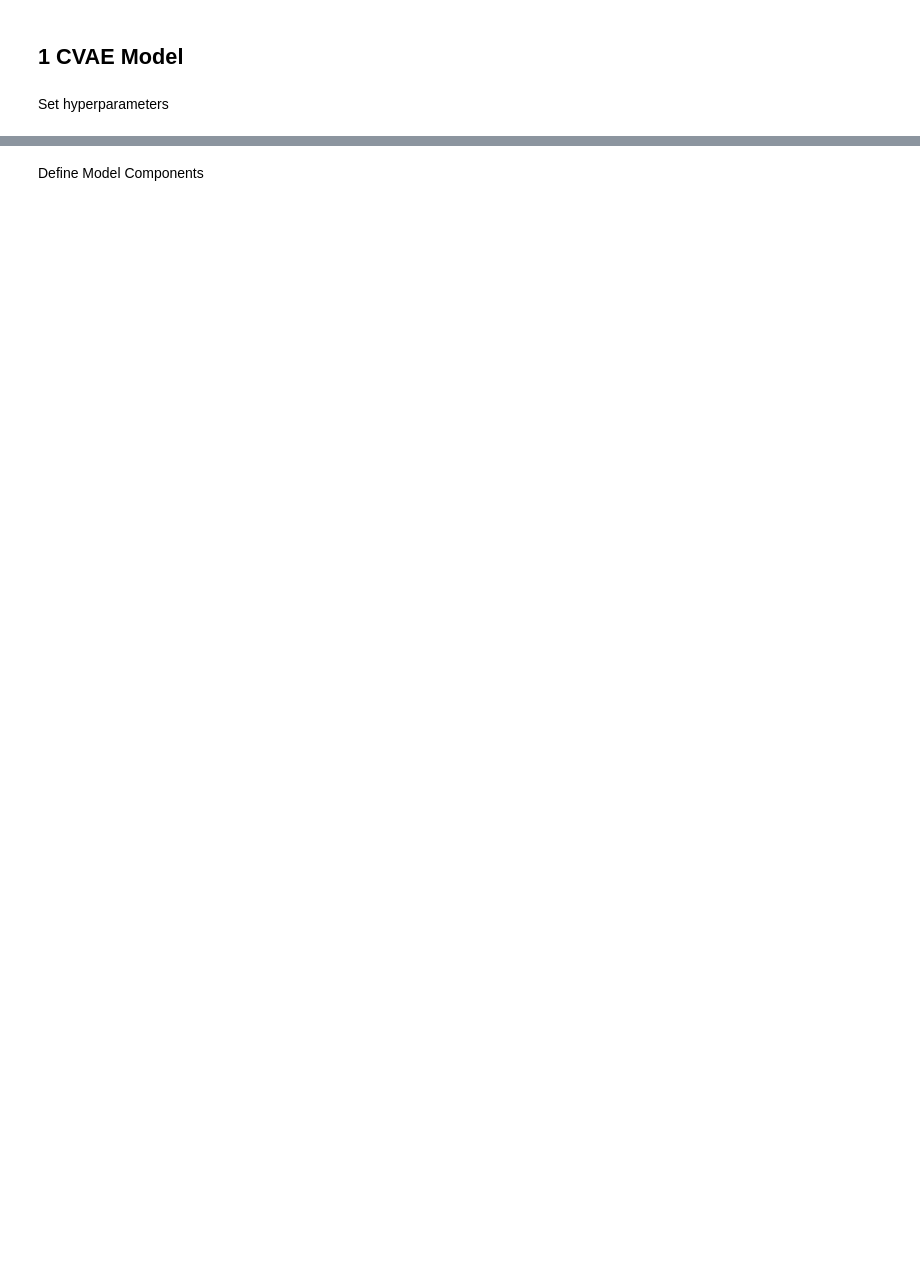
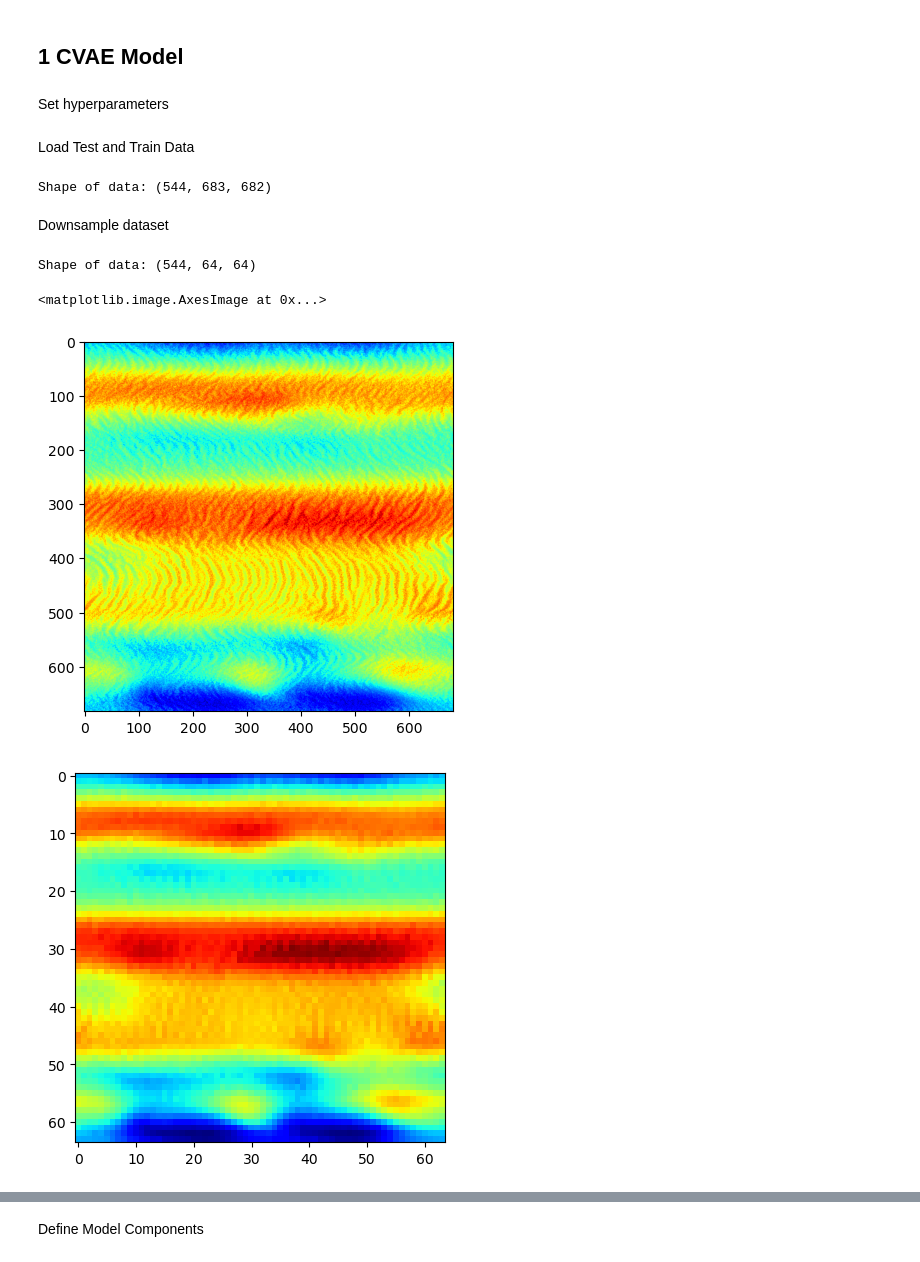
Before and after one commit to iangill11/MLuSHrooM, a Jupyter notebook: model/model.ipynb, the cells around one changed output, grey strips where cells are left out. Cells and saved outputs as stored; diff of their text form; code cells hidden in the pictures; blank space fills up the shorter version.

```diff
--- a/model/model.ipynb
+++ b/model/model.ipynb
@@ -55,0 +46,62 @@ w_kl = 1.0
+# %% [markdown]
+Load Test and Train Data
+# %%
+# Open the HDF5 file in read mode
+with h5py.File(hdf5_filepath, 'r') as f:
+    # Read the datasets
+    #tempIon_data = f['tempIon_data'][:]
+    #denIon_data = f['denIon_data'][:]
+    #tempElc_data = f['tempElc_data'][:]
+    #denElc_data = f['denElc_data'][:]
+    phi_data = f['phi_data'][:]
+    times = f['times'][:]
+
+    # Read the attributes (dimensions of data)
+    Nx = f.attrs['Nx']
+    Ny = f.attrs['Ny']
+    Nt = f.attrs['Nt']
+
+# exchange time dimension with batch dimension
+phi_data = np.transpose(phi_data, (2, 0, 1))
+print("Shape of data:", phi_data.shape)
+# %% [output]
+Shape of data: (544, 683, 682)
+# %% [markdown]
+Downsample dataset
+# %%
+# define transformation
+transform = transforms.Resize((input_dim, input_dim)) # define transform (acts on [..., 683, 682])
+
+""" Test Resizing """
+# show example of full dimensinal data
+test = torch.tensor(phi_data[1, :, :].copy()) # get test tensor
+# show image
+plt.figure()
+plt.imshow(test, cmap='jet')
+# reshape to (1, 64, 64)
+test = test.unsqueeze(0)
+# apply transform
+resized_test = transform(test)
+plt.figure()
+plt.imshow(resized_test.squeeze(), cmap='jet')
+
+
+""" Resize Entire Dataset """
+# downsample entire dataset and transform to tensor
+phi_data = torch.tensor(phi_data.copy())
+phi_data = transform(phi_data).numpy().astype(np.float32)
+print("Shape of data:", phi_data.shape)
+
+""" Rescale Data """ # scale to [0, 1]
+def rescale(data):
+    return (data - np.min(data)) / (np.max(data) - np.min(data))
+
+phi_data = rescale(phi_data)
+# show first image
+plt.figure()
+plt.imshow(phi_data[0, :, :], cmap='jet')
+# %% [output]
+Shape of data: (544, 64, 64)
+<matplotlib.image.AxesImage at 0x...>
+[figure, added]
+[figure, added]
```
Also changed, not shown: parts of 25 cells of this notebook, 2 other files.
